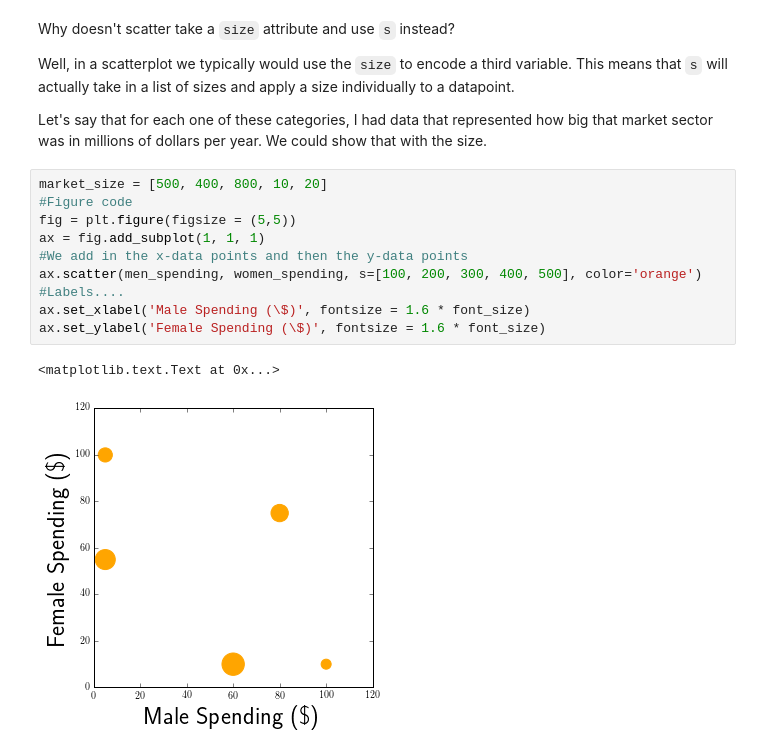
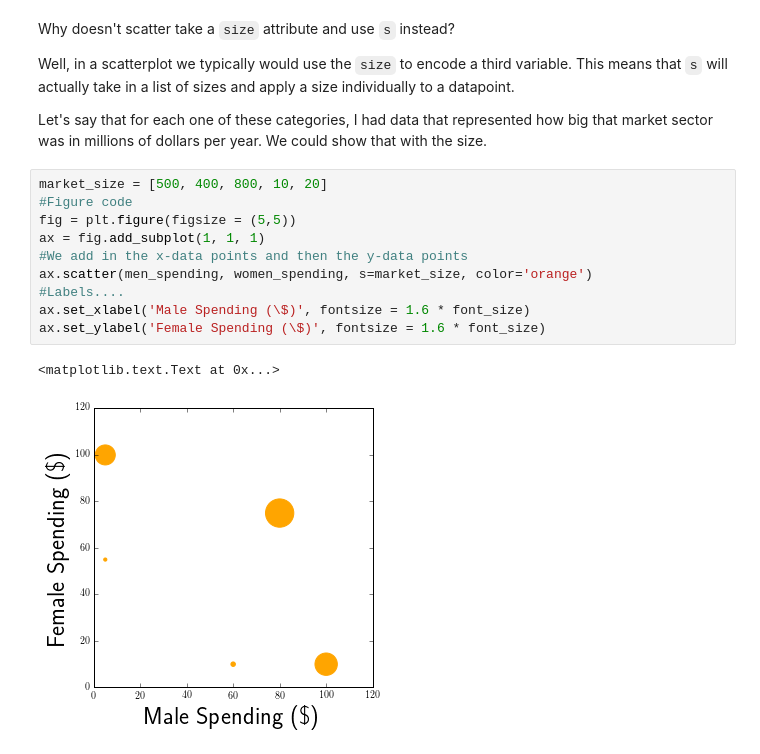
Before and after one commit to amarallab/Introduction-to-Python-Programming-and-Data-Science, a Jupyter notebook: Python-Basics/Data-Visualization.ipynb, the cells around one changed output. Cells and saved outputs as stored; diff of their text form.

```diff
--- a/Python-Basics/Data-Visualization.ipynb
+++ b/Python-Basics/Data-Visualization.ipynb
@@ -630,13 +638,13 @@ Let's say that for each one of these categories, I had data that represented how
 # %%
 market_size = [500, 400, 800, 10, 20]
 #Figure code
 fig = plt.figure(figsize = (5,5))
 ax = fig.add_subplot(1, 1, 1)
 #We add in the x-data points and then the y-data points
-ax.scatter(men_spending, women_spending, s=[100, 200, 300, 400, 500], color='orange')
+ax.scatter(men_spending, women_spending, s=market_size, color='orange')
 #Labels....
 ax.set_xlabel('Male Spending (\$)', fontsize = 1.6 * font_size)
 ax.set_ylabel('Female Spending (\$)', fontsize = 1.6 * font_size)
 # %% [output]
 <matplotlib.text.Text at 0x...>
-[figure, old version]
+[figure, new version]
```
Also changed, not shown: parts of 12 cells of this notebook.
